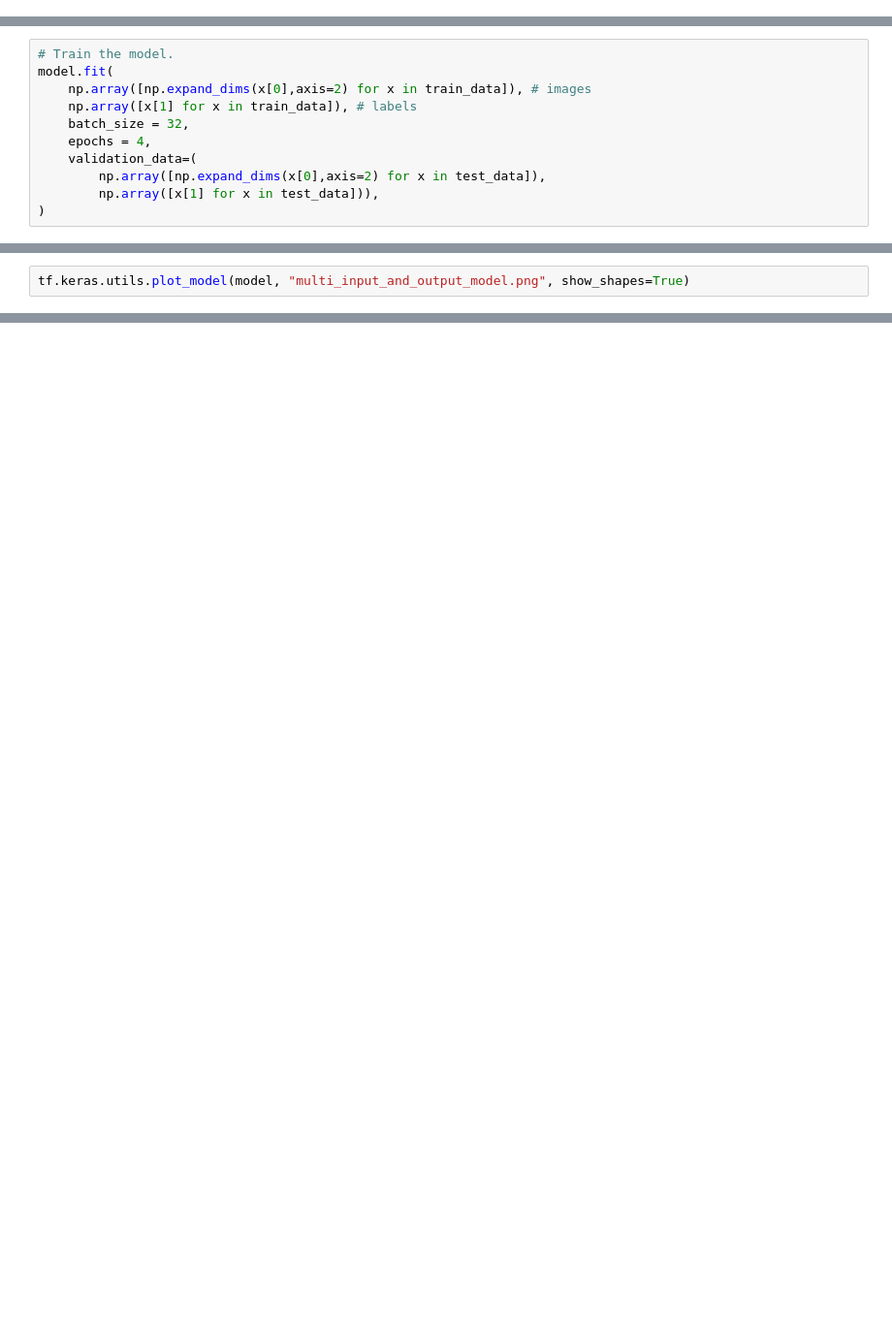
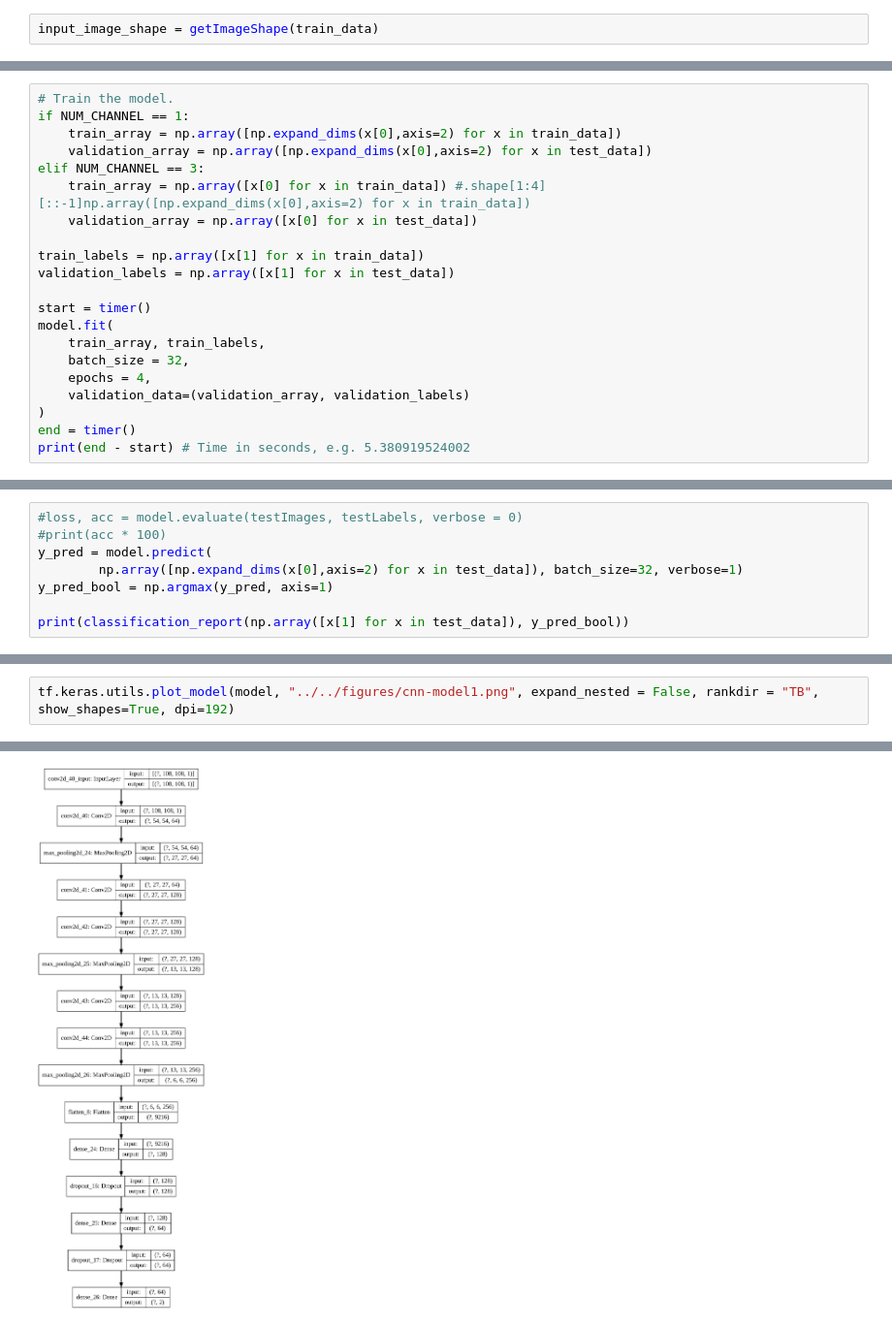
Before and after one commit to narslab/vis-inference, a Jupyter notebook: bin/jupyter/prototype-cnn.ipynb, the cells around one changed output, grey strips where cells are left out. Shown at 97% size. Cells and saved outputs as stored; diff of their text form; blank space fills up the shorter version.

```diff
--- a/bin/jupyter/prototype-cnn.ipynb
+++ b/bin/jupyter/prototype-cnn.ipynb
@@ -83,0 +114,2 @@ print(input_image_shape)
+# %%
+input_image_shape = getImageShape(train_data)
@@ -123,0 +196,21 @@ model.compile(loss='categorical_crossentropy',  optimizer = "adam",# metrics=[ '
+# %%
+# Train the model.
+if NUM_CHANNEL == 1:
+    train_array = np.array([np.expand_dims(x[0],axis=2) for x in train_data])
+    validation_array = np.array([np.expand_dims(x[0],axis=2) for x in test_data])
+elif NUM_CHANNEL == 3:
+    train_array = np.array([x[0] for x in train_data]) #.shape[1:4][::-1]np.array([np.expand_dims(x[0],axis=2) for x in train_data])
+    validation_array = np.array([x[0] for x in test_data])
+
+train_labels = np.array([x[1] for x in train_data])
+validation_labels = np.array([x[1] for x in test_data])
+
+start = timer()
+model.fit(
+    train_array, train_labels,
+    batch_size = 32,
+    epochs = 4,
+    validation_data=(validation_array, validation_labels)
+)
+end = timer()
+print(end - start) # Time in seconds, e.g. 5.380919524002
@@ -124,12 +227,9 @@ model.compile(loss='categorical_crossentropy',  optimizer = "adam",# metrics=[ '
 # %%
-# Train the model.
-model.fit(
-    np.array([np.expand_dims(x[0],axis=2) for x in train_data]), # images
-    np.array([x[1] for x in train_data]), # labels
-    batch_size = 32,
-    epochs = 4,
-    validation_data=(
-        np.array([np.expand_dims(x[0],axis=2) for x in test_data]),
-        np.array([x[1] for x in test_data])),
-)
+#loss, acc = model.evaluate(testImages, testLabels, verbose = 0)
+#print(acc * 100)
+y_pred = model.predict(
+        np.array([np.expand_dims(x[0],axis=2) for x in test_data]), batch_size=32, verbose=1)
+y_pred_bool = np.argmax(y_pred, axis=1)
+
+print(classification_report(np.array([x[1] for x in test_data]), y_pred_bool))
 # %% [output]
@@ -168,3 +238,3 @@ compile(optimizer='rmsprop', loss=None, metrics=None, loss_weights=None, weighte
 # %%
-tf.keras.utils.plot_model(model, "multi_input_and_output_model.png", show_shapes=True)
+tf.keras.utils.plot_model(model, "../../figures/cnn-model1.png", expand_nested = False, rankdir = "TB", show_shapes=True, dpi=192)
 # %% [output]
@@ -171,0 +241 @@ tf.keras.utils.plot_model(model, "multi_input_and_output_model.png", show_shapes
+[figure, added]
```
Also changed, not shown: parts of 18 cells of this notebook, 3 other files.
